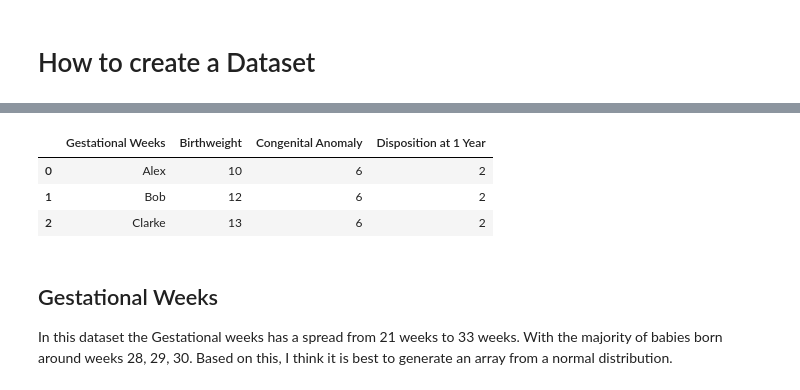
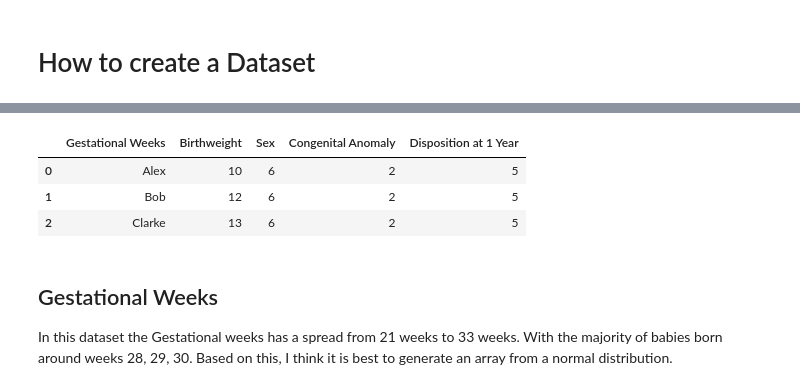
Before and after one commit to ClaireDrummond/Programming-Project-2018, a Jupyter notebook: Model and Synthesis data using Python.ipynb, the cells around one changed output, grey strips where cells are left out. Saved outputs shown, nothing was run; the diff lists cells and outputs as text; code cells hidden in the pictures.

```diff
--- a/Model and Synthesis data using Python.ipynb
+++ b/Model and Synthesis data using Python.ipynb
@@ -56,11 +56,11 @@ df # create the dataframe
 # %%
 # Testing to populate the data
-data = [['Alex',10, 6, 2],['Bob',12, 6 ,2],['Clarke',13, 6 ,2]]
-df = pd.DataFrame(data, columns = ['Gestational Weeks', 'Birthweight', 'Congenital Anomaly', 'Disposition at 1 Year'])
+data = [['Alex',10, 6, 2, 5],['Bob',12, 6 ,2, 5],['Clarke',13, 6 ,2, 5]]
+df = pd.DataFrame(data, columns = ['Gestational Weeks', 'Birthweight', 'Sex', 'Congenital Anomaly', 'Disposition at 1 Year'])
 df
 # %% [output]
-|  | Gestational Weeks | Birthweight | Congenital Anomaly | Disposition at 1 Year |
-| 0 | Alex | 10 | 6 | 2 |
-| 1 | Bob | 12 | 6 | 2 |
-| 2 | Clarke | 13 | 6 | 2 |
+|  | Gestational Weeks | Birthweight | Sex | Congenital Anomaly | Disposition at 1 Year |
+| 0 | Alex | 10 | 6 | 2 | 5 |
+| 1 | Bob | 12 | 6 | 2 | 5 |
+| 2 | Clarke | 13 | 6 | 2 | 5 |
 # %%
```
Also changed, not shown: parts of 14 cells of this notebook, 1 other file.
